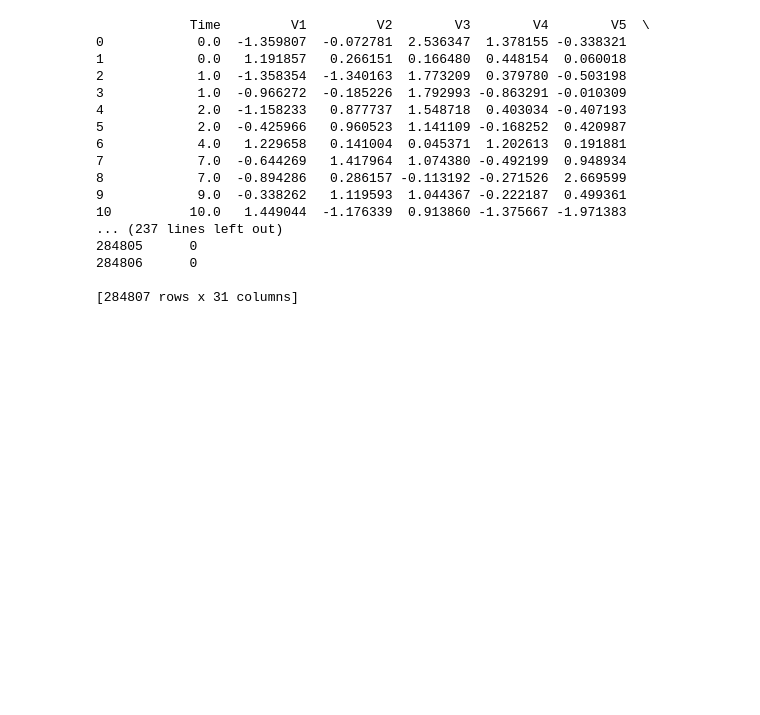
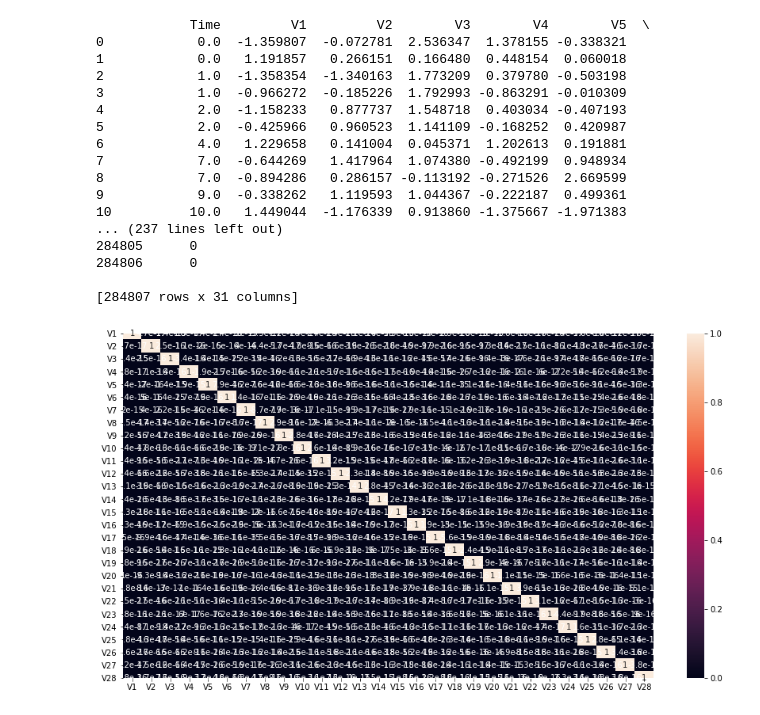
Before and after one commit to lionalio/Data_Science_Space, a Jupyter notebook: Fraud-detection/fraud_detection.ipynb, the cells around one changed output. Saved outputs shown, nothing was run; the diff lists cells and outputs as text; code cells hidden in the pictures; blank space fills up the shorter version.

```diff
--- a/Fraud-detection/fraud_detection.ipynb
+++ b/Fraud-detection/fraud_detection.ipynb
@@ -31,5 +32,11 @@ print(df)
 284806      0
 
 [284807 rows x 31 columns]
+# %%
+vis = Visualization(df)
+
+vis.plot_corr([f for f in df.columns if f.startswith('V')])
+# %% [output]
+[figure, added]
 # %%
 
```
Also changed, not shown: parts of 2 cells of this notebook, 8 other files.
